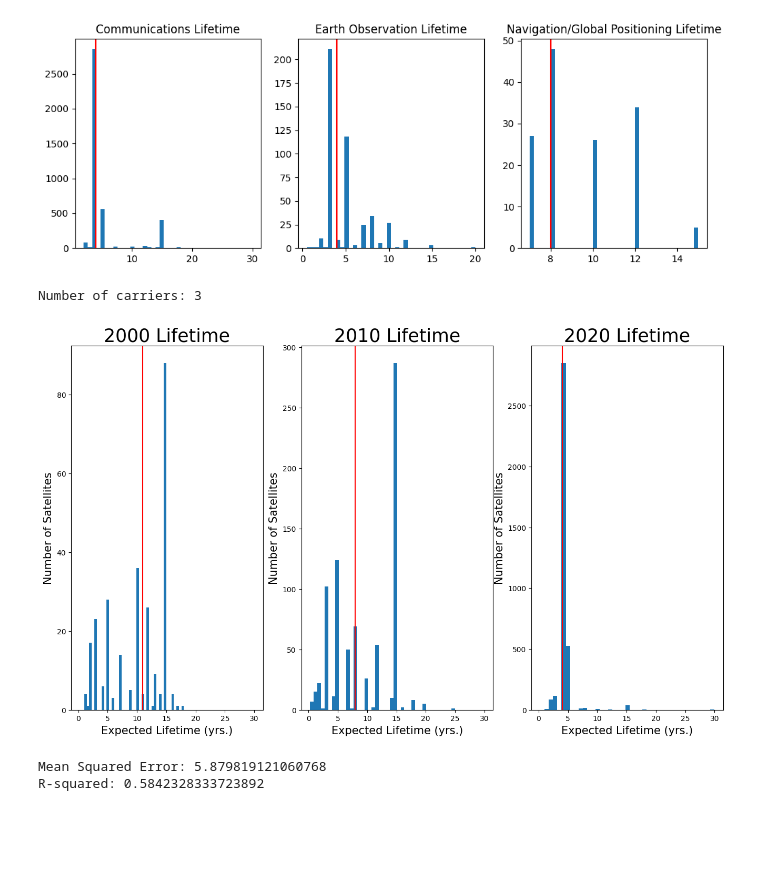
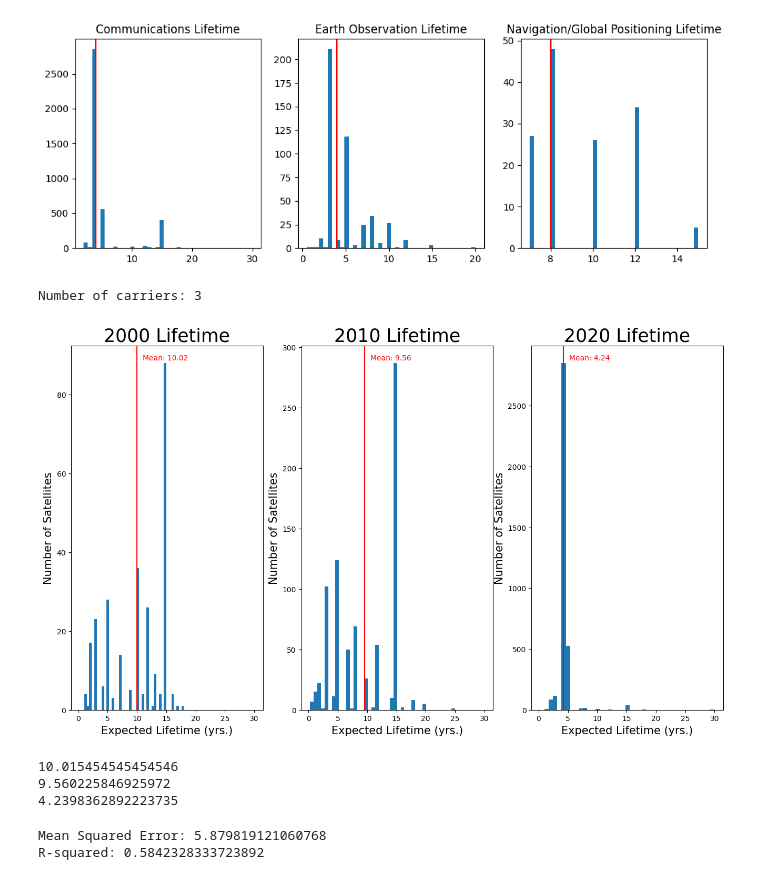
Before and after one commit to RobTheRobber/CO_Housing, a Jupyter notebook: exploration copy.ipynb, the cells around one changed output. Cells and saved outputs as stored; diff of their text form; code cells hidden in the pictures; blank space fills up the shorter version.

```diff
--- a/exploration copy.ipynb
+++ b/exploration copy.ipynb
@@ -426,37 +426,45 @@ Number of carriers: 3
 # %%
 big3 = sat_date.loc[sat_date.Decade.isin([2000,2010, 2020]),['Decade','Expected Lifetime (yrs.)']].copy()
 com = sat_date[sat_date['Decade'] == 2000]['Expected Lifetime (yrs.)']
 mil = sat_date[sat_date['Decade'] == 2010]['Expected Lifetime (yrs.)']
 gov = sat_date[sat_date['Decade'] == 2020]['Expected Lifetime (yrs.)']
 dfs = [com,mil,gov]
 ix = ["Communications", "Earth Observation", 'Navigation/Global Positioning']
 print(f"Number of carriers: {big3.Decade.nunique()}")
 combos = combinations(pd.unique(big3.Decade), 2)
 num_combos = len([i for i in combos])
 alpha = 0.05
 FWE = 1 - (1-(alpha/num_combos))**num_combos
 description = []
 
 for i, df in enumerate(dfs):
     description.append([df.mean(), df.median(), df.std(), df.isna().sum(), df.notnull().sum()])
 
 desc_df = pd.DataFrame(
     description,
     columns = ["Mean", "Median", "Standard Deviation", "Amount_Missing", "Amount_Available"],
     index = ix)
-medians = np.array(desc_df['Median'])
+means = np.array(desc_df['Mean'])
 titles = ["2000 Lifetime", "2010 Lifetime", '2020 Lifetime']
 
 fig, axs = plt.subplots(1,3, figsize = (16,9),sharex=True)
-for ax, df, title, median in zip(axs.flatten(), dfs, titles, medians):
+for ax, df, title, mean in zip(axs.flatten(), dfs, titles, means):
     ax.hist(df, bins = 40)
     ax.set_title(title,fontsize = 25)
     ax.set_ylabel('Number of Satellites',fontsize = 15 )
     ax.set_xlabel('Expected Lifetime (yrs.)',fontsize = 15)
-    ax.axvline(median, color = "red", label = f'Mean Lifetime: {median:.2f}')
+    ax.axvline(mean, color = "red", label = f'Mean Lifetime: {mean:.2f}')
+    ax.text(mean + 1, ax.get_ylim()[1] * 0.96, f'Mean: {mean:.2f}', color='red')
 # %% [output]
 Number of carriers: 3
-[figure, old version]
+[figure, new version]
+# %%
+for el in means:
+    print(el)
+# %% [output]
+10.015454545454546
+9.560225846925972
+4.2398362892223735
 # %%
 linear_model = LinearRegression()
 linear_model.fit(X_train, y_train)
```
Also changed, not shown: parts of 4 cells of this notebook, 4 other files.
